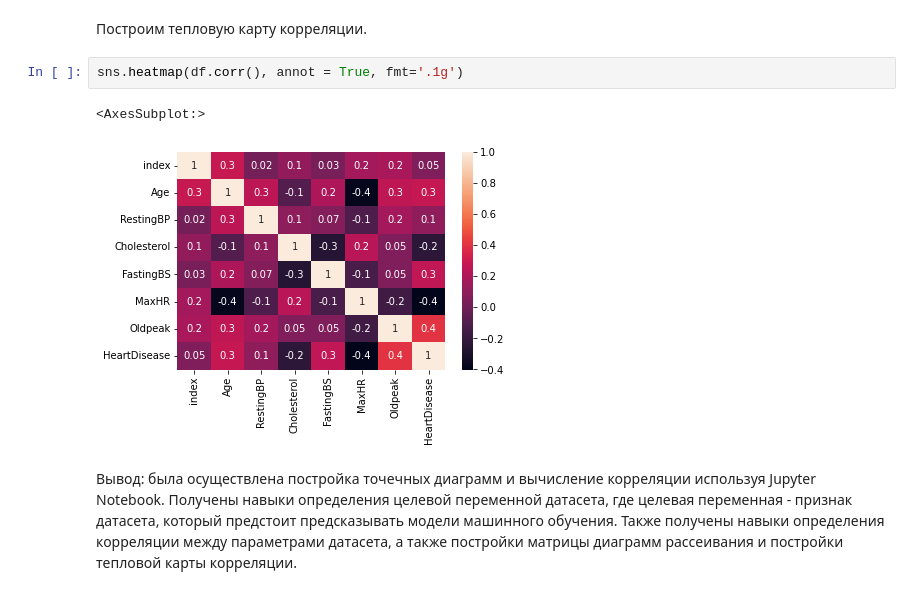
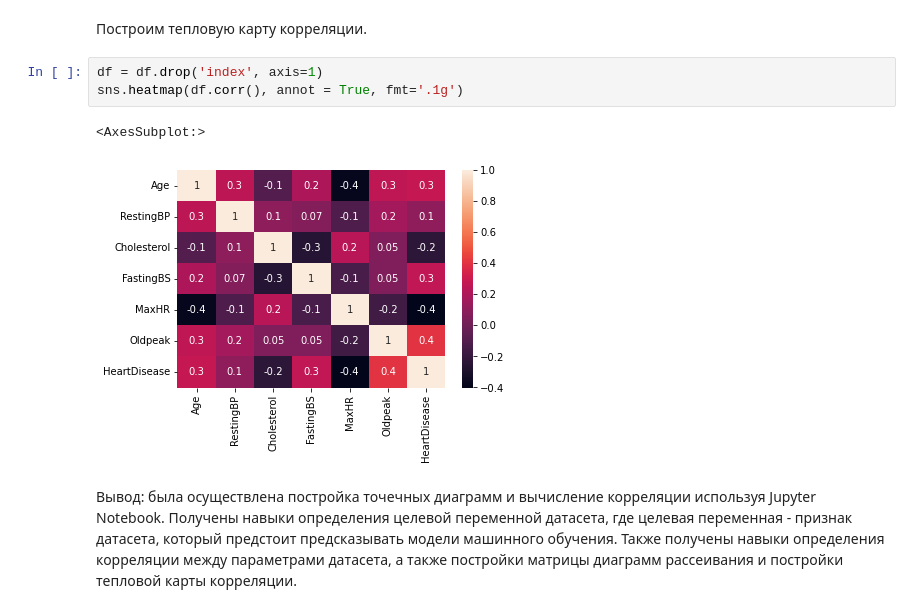
Before and after one commit to Deiwas/analysis_lab2, a Jupyter notebook: lab2.ipynb, the cells around one changed output. Drawn from its saved outputs; the diff is of its cells as text.

```diff
--- a/lab2.ipynb
+++ b/lab2.ipynb
@@ -259,9 +249,10 @@ HeartDisease  0.403365      1.000000
 # %% [markdown]
 Построим тепловую карту корреляции.
 # %%
+df = df.drop('index', axis=1)
 sns.heatmap(df.corr(), annot = True, fmt='.1g')
 # %% [output]
 <AxesSubplot:>
-[figure, old version]
+[figure, new version]
 # %% [markdown]
 Вывод: была осуществлена постройка точечных диаграмм и вычисление корреляции используя Jupyter Notebook. Получены навыки определения целевой переменной датасета, где целевая переменная - признак датасета, который предстоит предсказывать модели машинного обучения. Также получены навыки определения корреляции между параметрами датасета, а также постройки матрицы диаграмм рассеивания и постройки тепловой карты корреляции.
```
Also changed, not shown: parts of 3 cells of this notebook.
